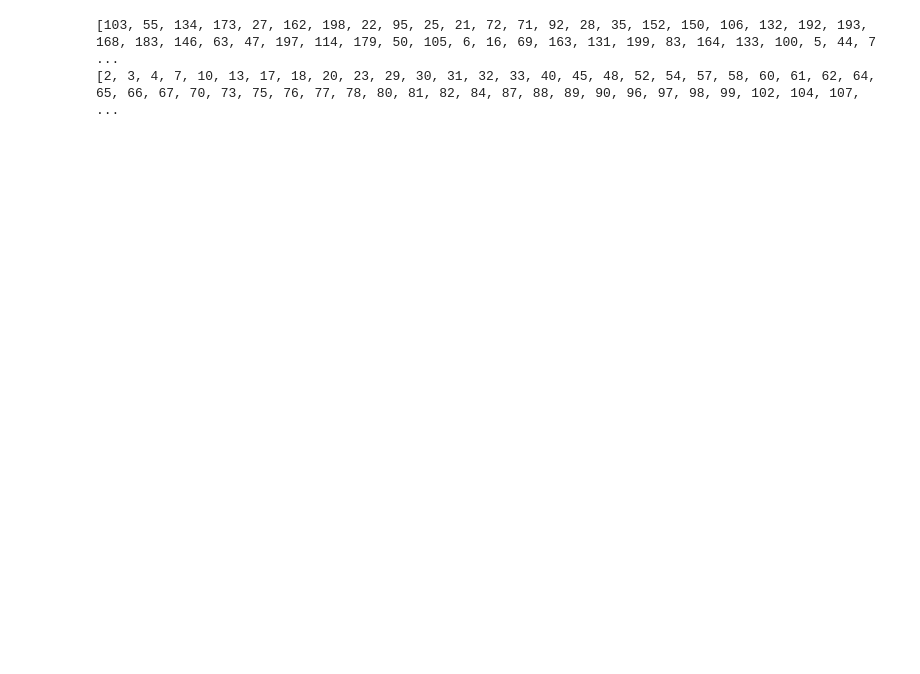
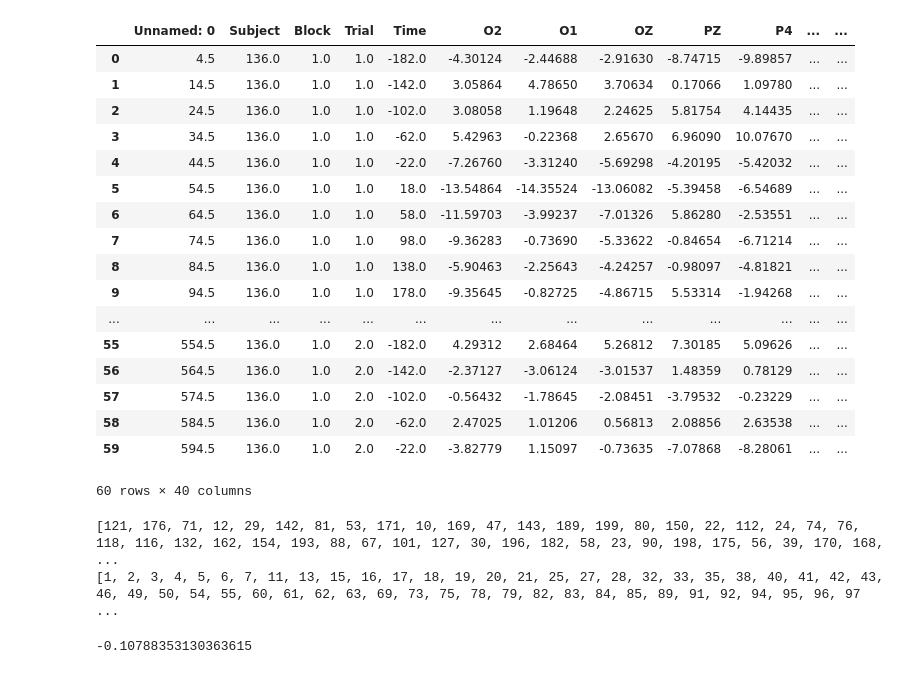
Before and after one commit to jatchison13/Neuroscience-Data, a Jupyter notebook: VDR_Decoding_v2.ipynb, the cells around one changed output. Cells and saved outputs as stored; diff of their text form; code cells hidden in the pictures; blank space fills up the shorter version.

```diff
--- a/VDR_Decoding_v2.ipynb
+++ b/VDR_Decoding_v2.ipynb
@@ -53,4 +55,29 @@ df.head()
 5 rows × 40 columns
+# %%
+df_one_hot_encoded = pd.get_dummies(df)
+df = df_one_hot_encoded
+# %%
+df_1 = df.groupby(np.arange(len(df))//10).mean()
+df_1.head(60)
+# %% [output]
+|  | Unnamed: 0 | Subject | Block | Trial | Time | O2 | O1 | OZ | PZ | P4 | ... | ... |
+| 0 | 4.5 | 136.0 | 1.0 | 1.0 | -182.0 | -4.30124 | -2.44688 | -2.91630 | -8.74715 | -9.89857 | ... | ... |
+| 1 | 14.5 | 136.0 | 1.0 | 1.0 | -142.0 | 3.05864 | 4.78650 | 3.70634 | 0.17066 | 1.09780 | ... | ... |
+| 2 | 24.5 | 136.0 | 1.0 | 1.0 | -102.0 | 3.08058 | 1.19648 | 2.24625 | 5.81754 | 4.14435 | ... | ... |
+| 3 | 34.5 | 136.0 | 1.0 | 1.0 | -62.0 | 5.42963 | -0.22368 | 2.65670 | 6.96090 | 10.07670 | ... | ... |
+| 4 | 44.5 | 136.0 | 1.0 | 1.0 | -22.0 | -7.26760 | -3.31240 | -5.69298 | -4.20195 | -5.42032 | ... | ... |
+| 5 | 54.5 | 136.0 | 1.0 | 1.0 | 18.0 | -13.54864 | -14.35524 | -13.06082 | -5.39458 | -6.54689 | ... | ... |
+| 6 | 64.5 | 136.0 | 1.0 | 1.0 | 58.0 | -11.59703 | -3.99237 | -7.01326 | 5.86280 | -2.53551 | ... | ... |
+| 7 | 74.5 | 136.0 | 1.0 | 1.0 | 98.0 | -9.36283 | -0.73690 | -5.33622 | -0.84654 | -6.71214 | ... | ... |
+| 8 | 84.5 | 136.0 | 1.0 | 1.0 | 138.0 | -5.90463 | -2.25643 | -4.24257 | -0.98097 | -4.81821 | ... | ... |
+| 9 | 94.5 | 136.0 | 1.0 | 1.0 | 178.0 | -9.35645 | -0.82725 | -4.86715 | 5.53314 | -1.94268 | ... | ... |
+| ... | ... | ... | ... | ... | ... | ... | ... | ... | ... | ... | ... | ... |
+| 55 | 554.5 | 136.0 | 1.0 | 2.0 | -182.0 | 4.29312 | 2.68464 | 5.26812 | 7.30185 | 5.09626 | ... | ... |
+| 56 | 564.5 | 136.0 | 1.0 | 2.0 | -142.0 | -2.37127 | -3.06124 | -3.01537 | 1.48359 | 0.78129 | ... | ... |
+| 57 | 574.5 | 136.0 | 1.0 | 2.0 | -102.0 | -0.56432 | -1.78645 | -2.08451 | -3.79532 | -0.23229 | ... | ... |
+| 58 | 584.5 | 136.0 | 1.0 | 2.0 | -62.0 | 2.47025 | 1.01206 | 0.56813 | 2.08856 | 2.63538 | ... | ... |
+| 59 | 594.5 | 136.0 | 1.0 | 2.0 | -22.0 | -3.82779 | 1.15097 | -0.73635 | -7.07868 | -8.28061 | ... | ... |
+60 rows × 40 columns
 # %%
 import random
 random_samp_list = []
@@ -65,14 +92,9 @@ test_list = []
 test_list = [x for x in index_list if x not in train_samp_list]
 
 
-
 #df_train = df['Trial'] == i
 print(train_samp_list)
 print(test_list)
-
-
-
-df_training = random_samp_list
 # %% [output]
-[103, 55, 134, 173, 27, 162, 198, 22, 95, 25, 21, 72, 71, 92, 28, 35, 152, 150, 106, 132, 192, 193, 168, 183, 146, 63, 47, 197, 114, 179, 50, 105, 6, 16, 69, 163, 131, 199, 83, 164, 133, 100, 5, 44, 7 ...
-[2, 3, 4, 7, 10, 13, 17, 18, 20, 23, 29, 30, 31, 32, 33, 40, 45, 48, 52, 54, 57, 58, 60, 61, 62, 64, 65, 66, 67, 70, 73, 75, 76, 77, 78, 80, 81, 82, 84, 87, 88, 89, 90, 96, 97, 98, 99, 102, 104, 107,  ...
+[121, 176, 71, 12, 29, 142, 81, 53, 171, 10, 169, 47, 143, 189, 199, 80, 150, 22, 112, 24, 74, 76, 118, 116, 132, 162, 154, 193, 88, 67, 101, 127, 30, 196, 182, 58, 23, 90, 198, 175, 56, 39, 170, 168, ...
+[1, 2, 3, 4, 5, 6, 7, 11, 13, 15, 16, 17, 18, 19, 20, 21, 25, 27, 28, 32, 33, 35, 38, 40, 41, 42, 43, 46, 49, 50, 54, 55, 60, 61, 62, 63, 69, 73, 75, 78, 79, 82, 83, 84, 85, 89, 91, 92, 94, 95, 96, 97 ...
@@ -79,3 +111,7 @@ df_training = random_samp_list
+# %%
+r
+# %% [output]
+-0.10788353130363615
 # %%
 df_train = df.drop(df.index[train_samp_list])
 df_test = df.drop(df.index[test_list])
```
Also changed, not shown: parts of 8 cells of this notebook.
